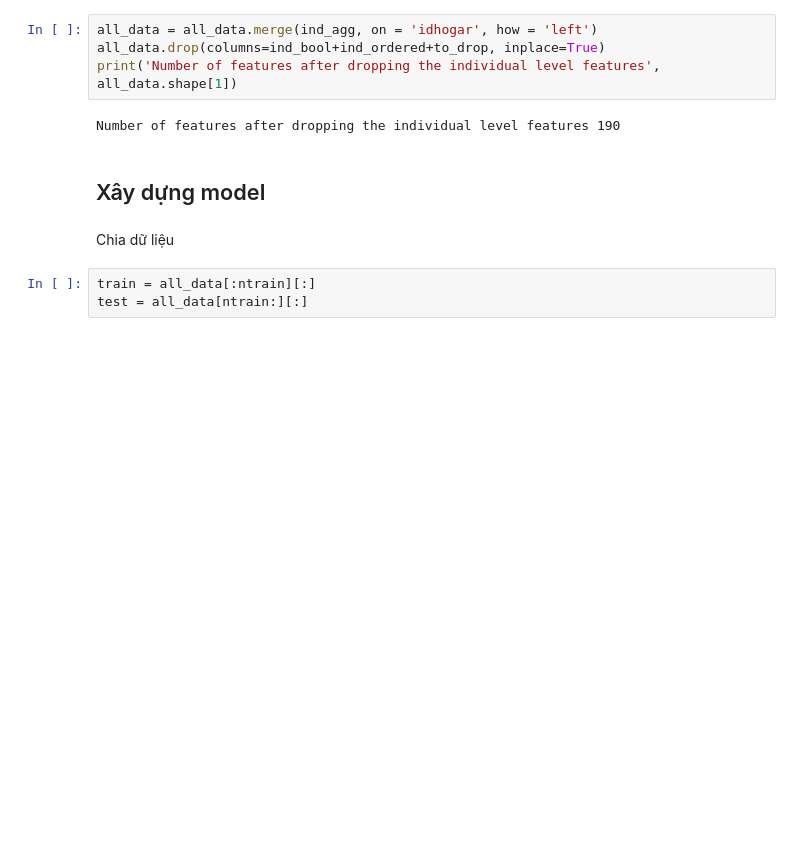
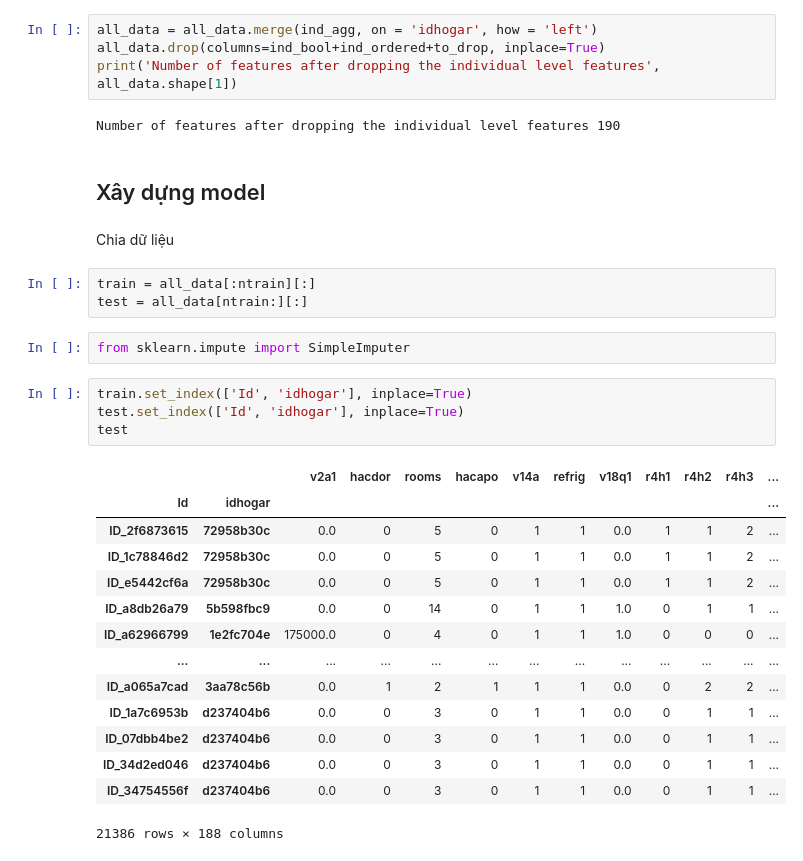
Before and after one commit to iam-Dylan/costa-rican-household, a Jupyter notebook: source/model.ipynb, the cells around one changed output. Drawn from its saved outputs; the diff is of its cells as text; blank space fills up the shorter version.

```diff
--- a/source/model.ipynb
+++ b/source/model.ipynb
@@ -144,3 +144,24 @@ Chia dữ liệu
 # %%
 train = all_data[:ntrain][:]
 test = all_data[ntrain:][:]
+# %%
+from sklearn.impute import SimpleImputer
+# %%
+train.set_index(['Id', 'idhogar'], inplace=True)
+test.set_index(['Id', 'idhogar'], inplace=True)
+test
+# %% [output]
+|  |  | v2a1 | hacdor | rooms | hacapo | v14a | refrig | v18q1 | r4h1 | r4h2 | r4h3 | ... |
+| Id | idhogar |  |  |  |  |  |  |  |  |  |  | ... |
+| ID_2f6873615 | 72958b30c | 0.0 | 0 | 5 | 0 | 1 | 1 | 0.0 | 1 | 1 | 2 | ... |
+| ID_1c78846d2 | 72958b30c | 0.0 | 0 | 5 | 0 | 1 | 1 | 0.0 | 1 | 1 | 2 | ... |
+| ID_e5442cf6a | 72958b30c | 0.0 | 0 | 5 | 0 | 1 | 1 | 0.0 | 1 | 1 | 2 | ... |
+| ID_a8db26a79 | 5b598fbc9 | 0.0 | 0 | 14 | 0 | 1 | 1 | 1.0 | 0 | 1 | 1 | ... |
+| ID_a62966799 | 1e2fc704e | 175000.0 | 0 | 4 | 0 | 1 | 1 | 1.0 | 0 | 0 | 0 | ... |
+| ... | ... | ... | ... | ... | ... | ... | ... | ... | ... | ... | ... | ... |
+| ID_a065a7cad | 3aa78c56b | 0.0 | 1 | 2 | 1 | 1 | 1 | 0.0 | 0 | 2 | 2 | ... |
+| ID_1a7c6953b | d237404b6 | 0.0 | 0 | 3 | 0 | 1 | 1 | 0.0 | 0 | 1 | 1 | ... |
+| ID_07dbb4be2 | d237404b6 | 0.0 | 0 | 3 | 0 | 1 | 1 | 0.0 | 0 | 1 | 1 | ... |
+| ID_34d2ed046 | d237404b6 | 0.0 | 0 | 3 | 0 | 1 | 1 | 0.0 | 0 | 1 | 1 | ... |
+| ID_34754556f | d237404b6 | 0.0 | 0 | 3 | 0 | 1 | 1 | 0.0 | 0 | 1 | 1 | ... |
+21386 rows × 188 columns
```
Also changed, not shown: parts of 1 cell of this notebook, 2 other files.
